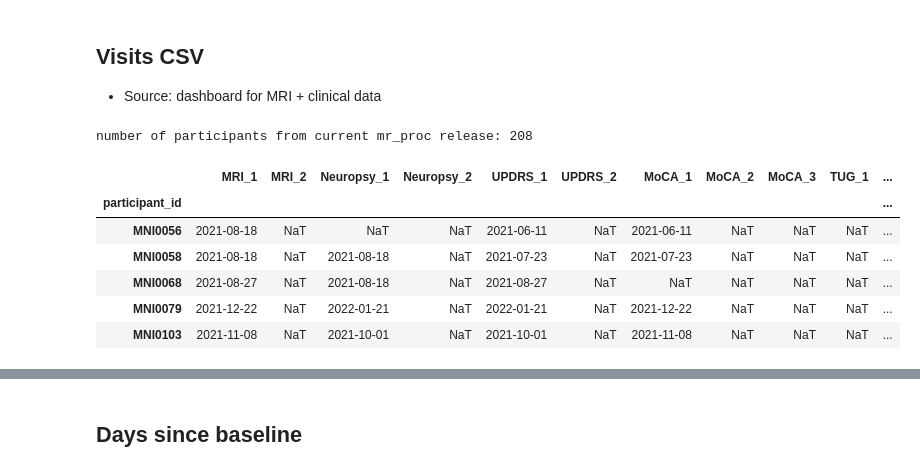
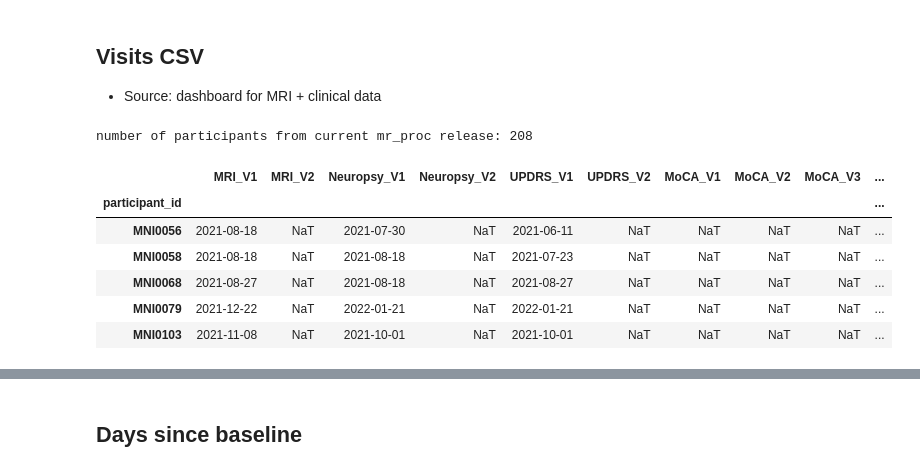
Before and after one commit to nipoppy/nipoppy, a Jupyter notebook: notebooks/visits.ipynb, the cells around one changed output, grey strips where cells are left out. Cells and saved outputs as stored; diff of their text form; code cells hidden in the pictures.

```diff
--- a/notebooks/visits.ipynb
+++ b/notebooks/visits.ipynb
@@ -25,46 +29,49 @@ from itertools import combinations
 # %%
+current_recruit_manifest_xls = f"{releases_dir}{current_release}/tabular/QPN_Imaging_Codes.xlsx"
+
 sheet_name = "Dashboard" #"recruit_manifest"
 
 assessment_dict = {
     "MRI": ["MRI"],
     "clinical": ["Neuropsy","TUG","UPDRS","MoCA"]
 }
 
 # useful cols
-useful_cols = {"MRI Time 1": "MRI_1", "MRI Time 2": "MRI_2",
-            "Neuropsy Time 1":"Neuropsy_1", "Neuropsy Time 2":"Neuropsy_2",
-            "TUG Time 1": "TUG_1", "TUG Time 2": "TUG_2",
-            "UPDRS (part III) Time 1":"UPDRS_1", "UPDRS (part III) T2":"UPDRS_2",
-            "MoCA Time 1":"MoCA_1", "MoCA Time 2":"MoCA_2","MoCA time 3":"MoCA_3"}
+useful_cols = {"MRI Time 1": "MRI_V1", "MRI Time 2": "MRI_V2",
+            "Neuropsy Time 1":"Neuropsy_V1", "Neuropsy Time 2":"Neuropsy_V2",
+            "TUG Time 1": "TUG_V1", "TUG Time 2": "TUG_V2",
+            "UPDRS (part III) Time 1":"UPDRS_V1", "UPDRS (part III) Time 2":"UPDRS_V2",
+            "MoCA Time 1":"MoCA_V1", "MoCA Time 2":"MoCA_V2","MoCA time 3":"MoCA_V3"}
 
 column_list = ["participant_id"] + list(useful_cols.keys())
 
 dashboard_df = pd.read_excel(current_recruit_manifest_xls,sheet_name=sheet_name, engine='openpyxl',usecols=column_list)
 
 visits_df = dashboard_df.dropna(how="all", axis=0)
 visits_df = visits_df.rename(columns=useful_cols)
 for col in useful_cols.values():
-    visits_df[col] = pd.to_datetime(visits_df[col],errors="coerce",format="%d-%m-%Y")
+    visits_df[col] = pd.to_datetime(visits_df[col],errors="coerce", dayfirst=True) #Note: format="%d-%m-%Y" skips MRI02 dates
+    visits_df[col] = pd.to_datetime(visits_df[col],errors="coerce", format="%d-%m-%Y") # reformatting to be compatible with np.datetime64
 
 mr_proc_participants_current = visits_df["participant_id"].dropna().unique()
 n_mr_proc_participants_current = len(mr_proc_participants_current)
 print(f"number of participants from current mr_proc release: {n_mr_proc_participants_current}")
 
 
 # set baseline date
 visits_df = visits_df.set_index("participant_id")
 visits_df["baseline"] = visits_df.min(axis=1)
 
 visits_df.head()
 # %% [output]
 number of participants from current mr_proc release: 208
-|  | MRI_1 | MRI_2 | Neuropsy_1 | Neuropsy_2 | UPDRS_1 | UPDRS_2 | MoCA_1 | MoCA_2 | MoCA_3 | TUG_1 | ... |
-| participant_id |  |  |  |  |  |  |  |  |  |  | ... |
-| MNI0056 | 2021-08-18 | NaT | NaT | NaT | 2021-06-11 | NaT | 2021-06-11 | NaT | NaT | NaT | ... |
-| MNI0058 | 2021-08-18 | NaT | 2021-08-18 | NaT | 2021-07-23 | NaT | 2021-07-23 | NaT | NaT | NaT | ... |
-| MNI0068 | 2021-08-27 | NaT | 2021-08-18 | NaT | 2021-08-27 | NaT | NaT | NaT | NaT | NaT | ... |
-| MNI0079 | 2021-12-22 | NaT | 2022-01-21 | NaT | 2022-01-21 | NaT | 2021-12-22 | NaT | NaT | NaT | ... |
-| MNI0103 | 2021-11-08 | NaT | 2021-10-01 | NaT | 2021-10-01 | NaT | 2021-11-08 | NaT | NaT | NaT | ... |
+|  | MRI_V1 | MRI_V2 | Neuropsy_V1 | Neuropsy_V2 | UPDRS_V1 | UPDRS_V2 | MoCA_V1 | MoCA_V2 | MoCA_V3 | ... |
+| participant_id |  |  |  |  |  |  |  |  |  | ... |
+| MNI0056 | 2021-08-18 | NaT | 2021-07-30 | NaT | 2021-06-11 | NaT | NaT | NaT | NaT | ... |
+| MNI0058 | 2021-08-18 | NaT | 2021-08-18 | NaT | 2021-07-23 | NaT | NaT | NaT | NaT | ... |
+| MNI0068 | 2021-08-27 | NaT | 2021-08-18 | NaT | 2021-08-27 | NaT | NaT | NaT | NaT | ... |
+| MNI0079 | 2021-12-22 | NaT | 2022-01-21 | NaT | 2022-01-21 | NaT | NaT | NaT | NaT | ... |
+| MNI0103 | 2021-11-08 | NaT | 2021-10-01 | NaT | 2021-10-01 | NaT | NaT | NaT | NaT | ... |
 # %%
 visits_df.describe(datetime_is_numeric=True)
 # %% [output]
```
Also changed, not shown: parts of 11 cells of this notebook.
